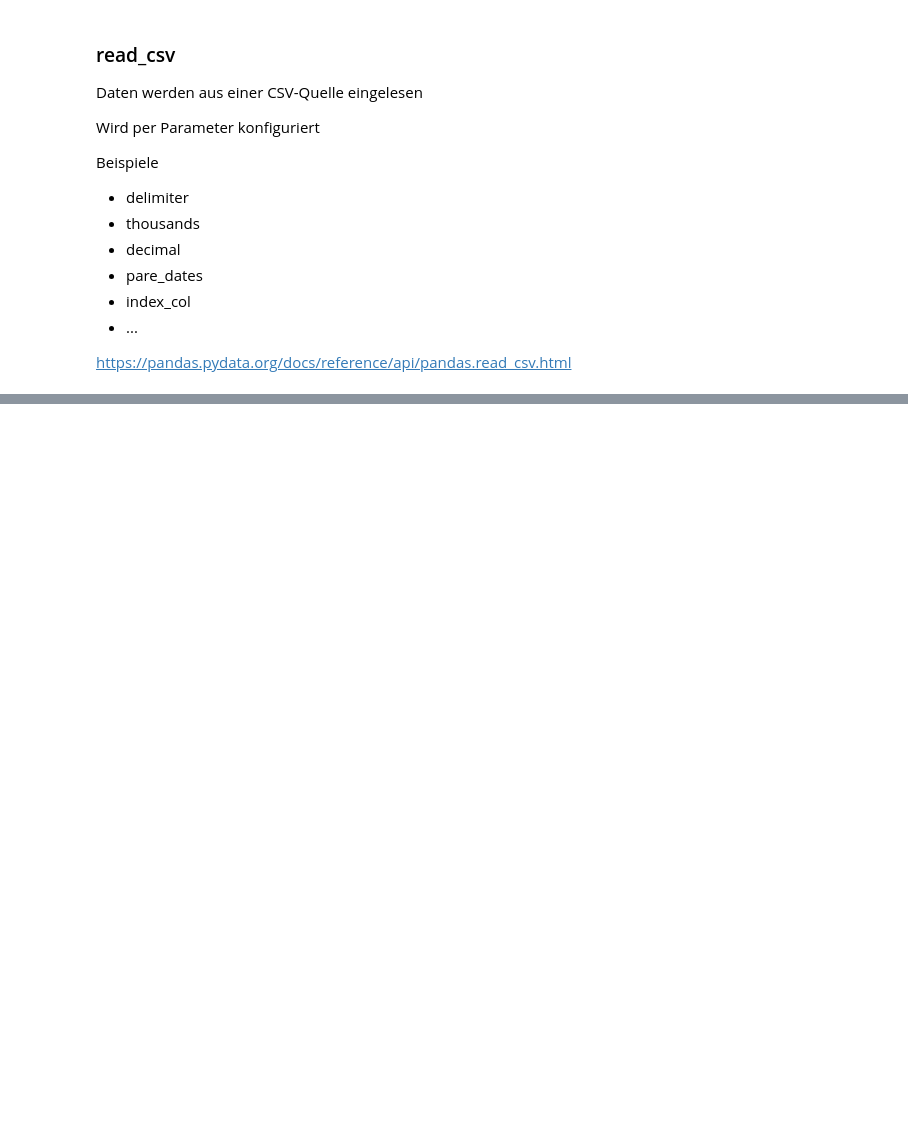
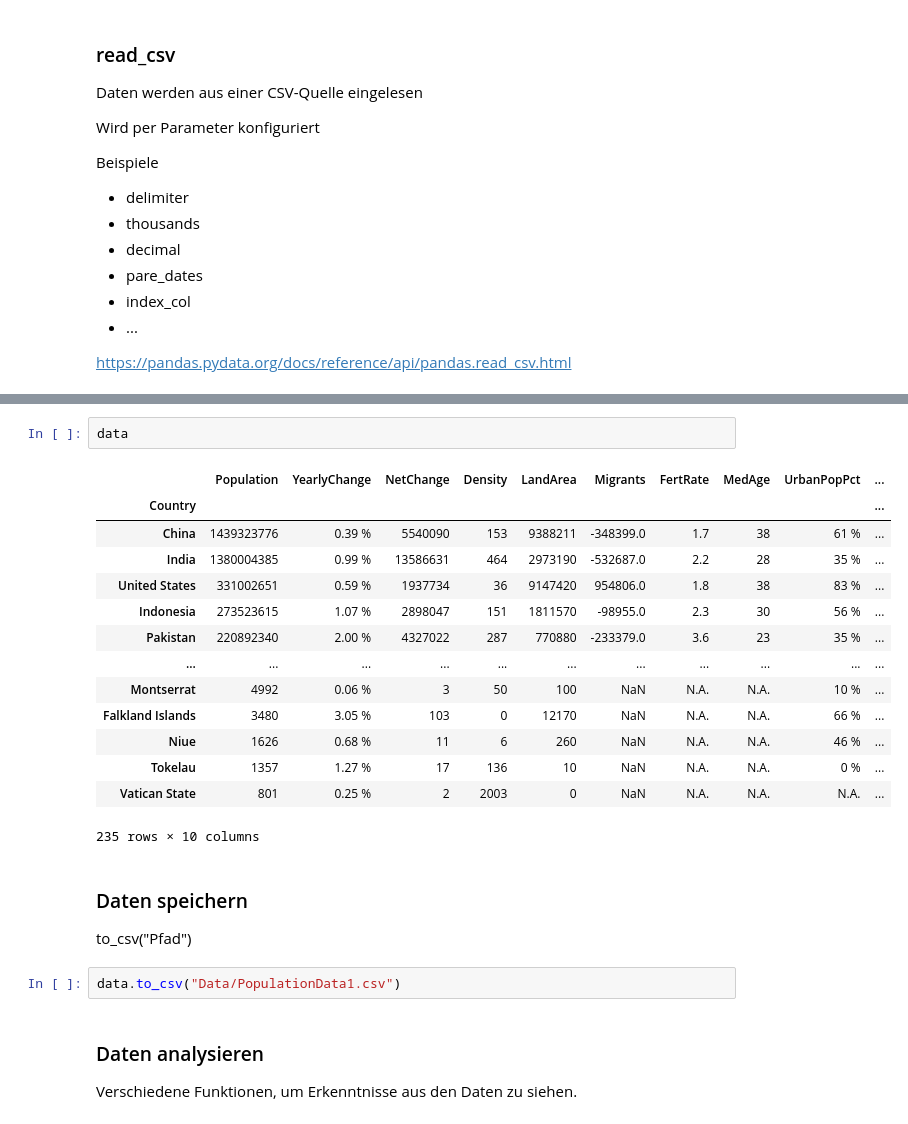
Before and after one commit to ppedvAG/Python-DS-ML-257862, a Jupyter notebook: M03.ipynb, the cells around one changed output, grey strips where cells are left out. Saved outputs shown, nothing was run; the diff lists cells and outputs as text; blank space fills up the shorter version.

```diff
--- a/M03.ipynb
+++ b/M03.ipynb
@@ -140,0 +278,25 @@ https://pandas.pydata.org/docs/reference/api/pandas.read_csv.html
+# %%
+data
+# %% [output]
+|  | Population | YearlyChange | NetChange | Density | LandArea | Migrants | FertRate | MedAge | UrbanPopPct | ... |
+| Country |  |  |  |  |  |  |  |  |  | ... |
+| China | 1439323776 | 0.39 % | 5540090 | 153 | 9388211 | -348399.0 | 1.7 | 38 | 61 % | ... |
+| India | 1380004385 | 0.99 % | 13586631 | 464 | 2973190 | -532687.0 | 2.2 | 28 | 35 % | ... |
+| United States | 331002651 | 0.59 % | 1937734 | 36 | 9147420 | 954806.0 | 1.8 | 38 | 83 % | ... |
+| Indonesia | 273523615 | 1.07 % | 2898047 | 151 | 1811570 | -98955.0 | 2.3 | 30 | 56 % | ... |
+| Pakistan | 220892340 | 2.00 % | 4327022 | 287 | 770880 | -233379.0 | 3.6 | 23 | 35 % | ... |
+| ... | ... | ... | ... | ... | ... | ... | ... | ... | ... | ... |
+| Montserrat | 4992 | 0.06 % | 3 | 50 | 100 | NaN | N.A. | N.A. | 10 % | ... |
+| Falkland Islands | 3480 | 3.05 % | 103 | 0 | 12170 | NaN | N.A. | N.A. | 66 % | ... |
+| Niue | 1626 | 0.68 % | 11 | 6 | 260 | NaN | N.A. | N.A. | 46 % | ... |
+| Tokelau | 1357 | 1.27 % | 17 | 136 | 10 | NaN | N.A. | N.A. | 0 % | ... |
+| Vatican State | 801 | 0.25 % | 2 | 2003 | 0 | NaN | N.A. | N.A. | N.A. | ... |
+235 rows × 10 columns
+# %% [markdown]
+### Daten speichern
+to_csv("Pfad")
+# %%
+data.to_csv("Data/PopulationData1.csv")
+# %% [markdown]
+### Daten analysieren
+Verschiedene Funktionen, um Erkenntnisse aus den Daten zu siehen.
```
Also changed, not shown: parts of 43 cells of this notebook, 6 other files.
